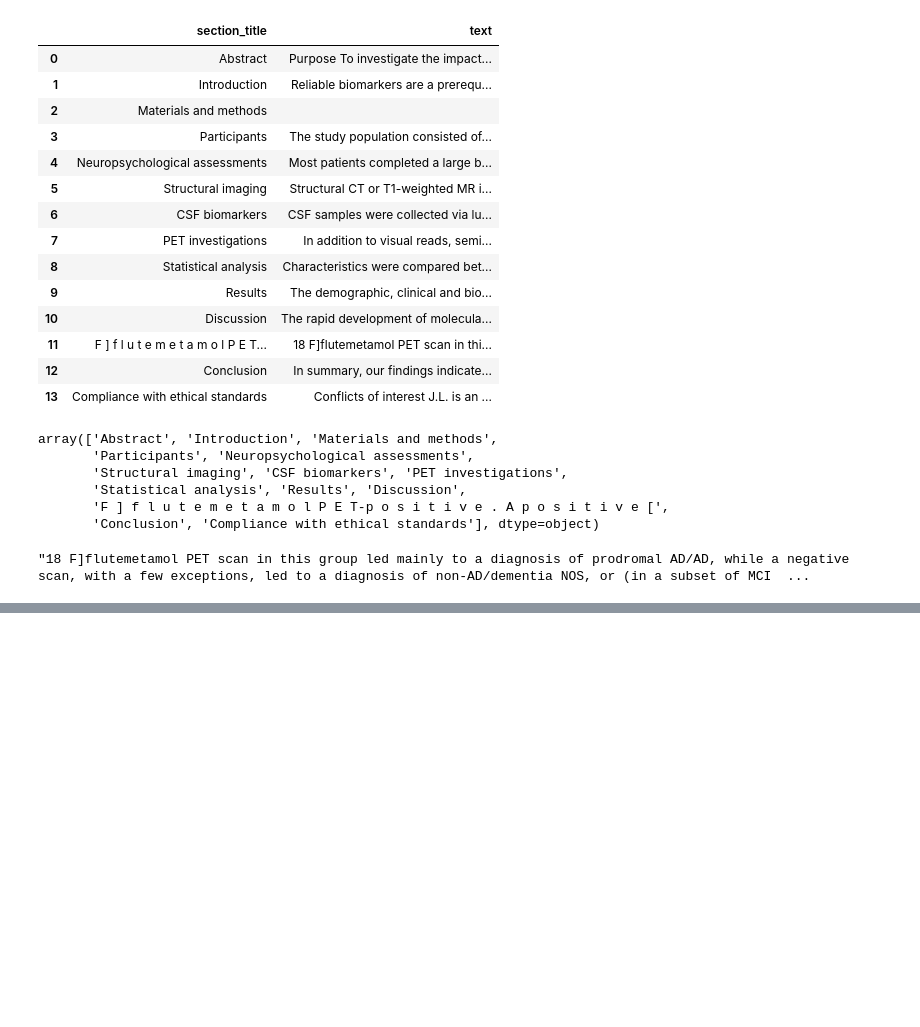
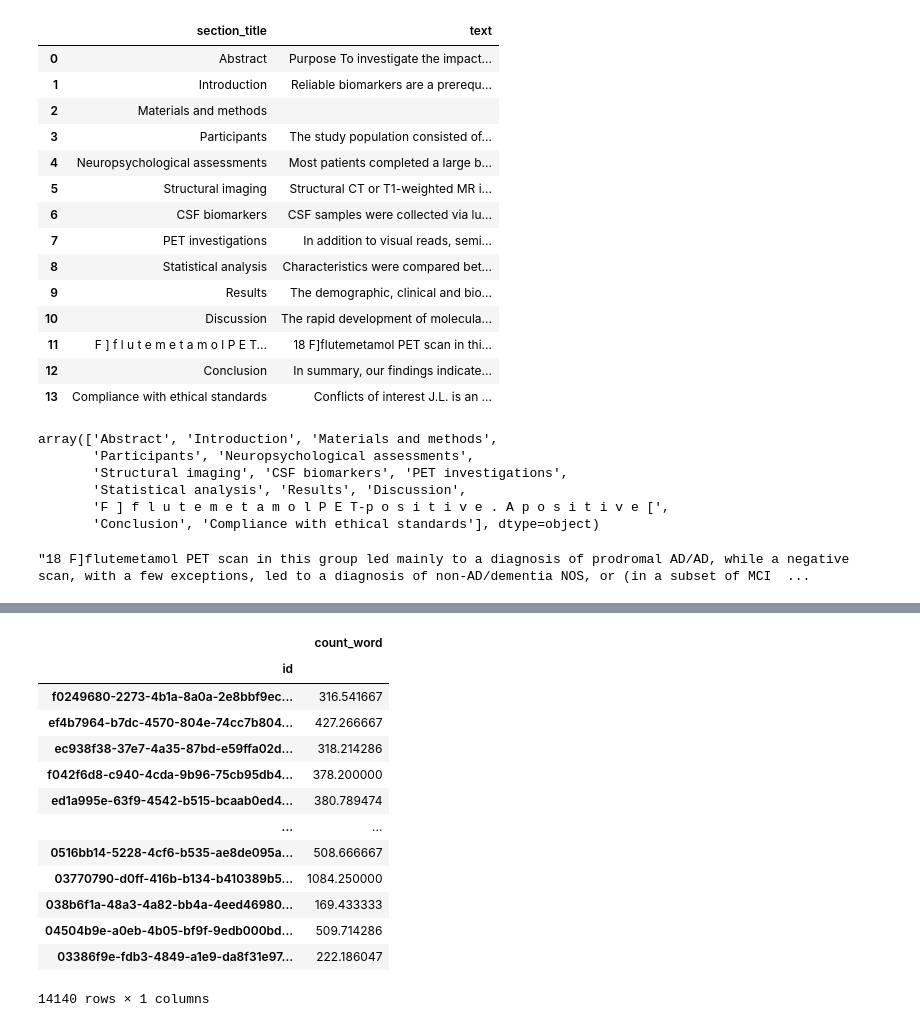
Before and after one commit to beifa/Coleridge_Initiative, a Jupyter notebook: notebook/handles_fix_error.ipynb, the cells around one changed output, grey strips where cells are left out. Saved outputs shown, nothing was run; the diff lists cells and outputs as text; code cells hidden in the pictures; blank space fills up the shorter version.

```diff
--- a/notebook/handles_fix_error.ipynb
+++ b/notebook/handles_fix_error.ipynb
@@ -4336,0 +4402,18 @@ df1.text.values[11]
+# %%
+aa = a.set_index('id').loc[b[b.count_title > 1]['id'].values]
+aa
+# %% [output]
+|  | count_word |
+| id |  |
+| f0249680-2273-4b1a-8a0a-2e8bbf9ec... | 316.541667 |
+| ef4b7964-b7dc-4570-804e-74cc7b804... | 427.266667 |
+| ec938f38-37e7-4a35-87bd-e59ffa02d... | 318.214286 |
+| f042f6d8-c940-4cda-9b96-75cb95db4... | 378.200000 |
+| ed1a995e-63f9-4542-b515-bcaab0ed4... | 380.789474 |
+| ... | ... |
+| 0516bb14-5228-4cf6-b535-ae8de095a... | 508.666667 |
+| 03770790-d0ff-416b-b134-b410389b5... | 1084.250000 |
+| 038b6f1a-48a3-4a82-bb4a-4eed46980... | 169.433333 |
+| 04504b9e-a0eb-4b05-bf9f-9edb000bd... | 509.714286 |
+| 03386f9e-fdb3-4849-a1e9-da8f31e97... | 222.186047 |
+14140 rows × 1 columns
```
Also changed, not shown: parts of 18 cells of this notebook.
